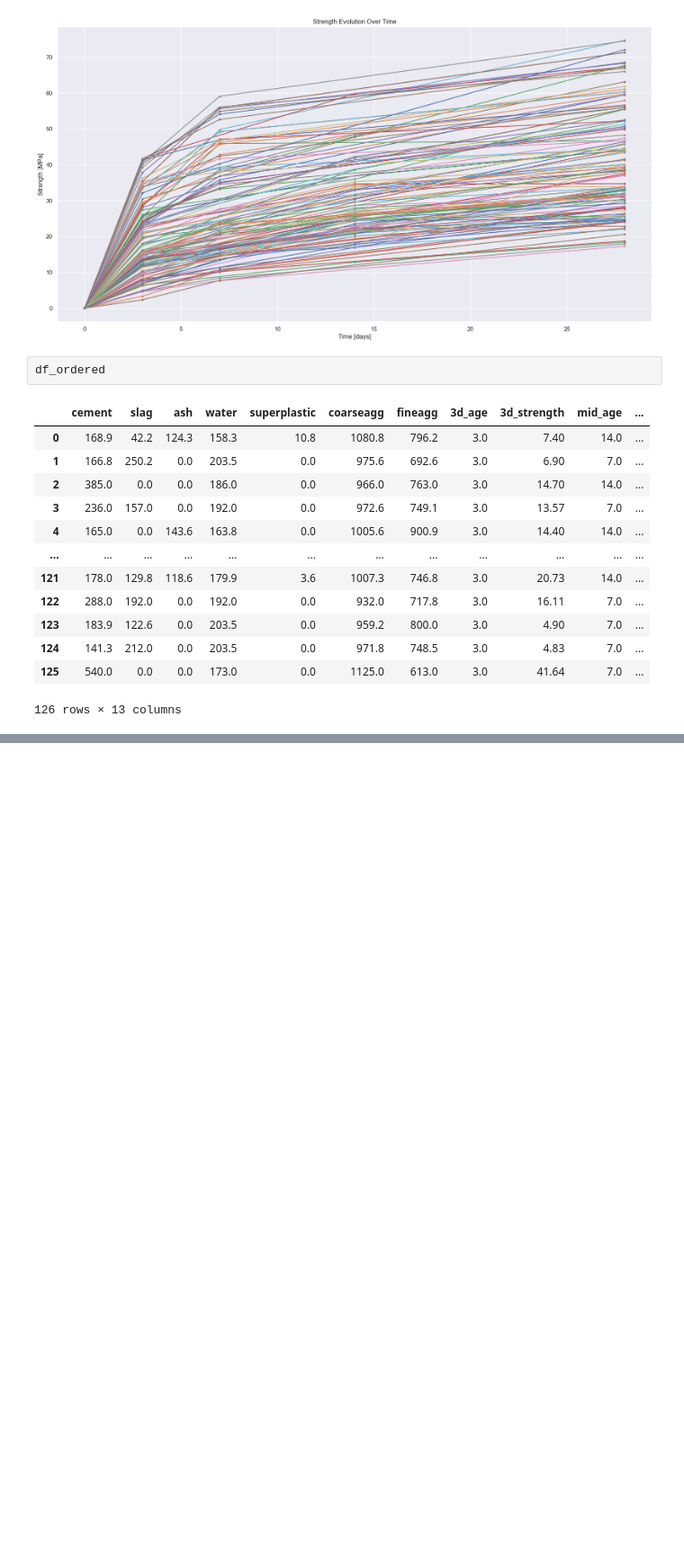
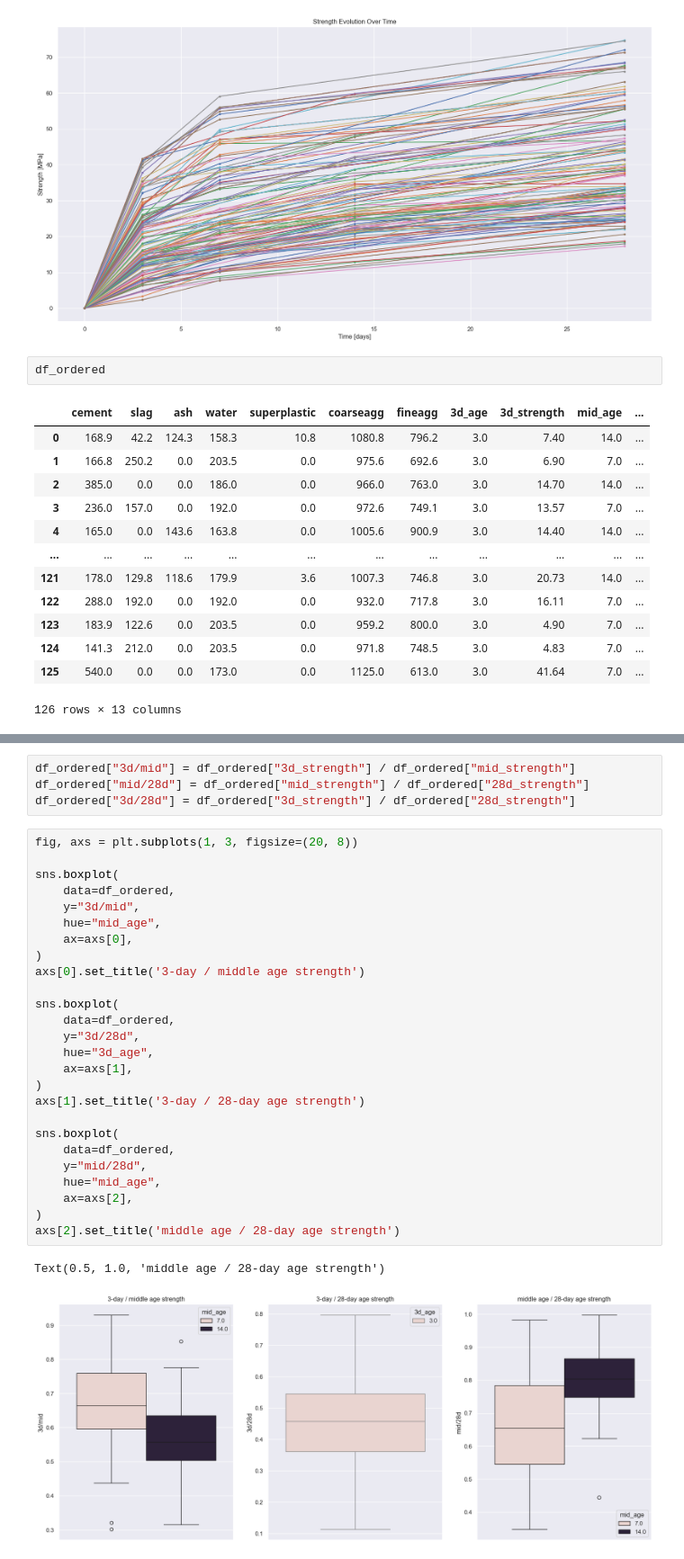
Before and after one commit to supernauth/cement_manufacturing, a Jupyter notebook: cement_manufacuring.ipynb, the cells around one changed output, grey strips where cells are left out. Shown at 90% size. Drawn from its saved outputs; the diff is of its cells as text; blank space fills up the shorter version.

Commit message:
Added plots about strength ratios

```diff
--- a/cement_manufacuring.ipynb
+++ b/cement_manufacuring.ipynb
@@ -632,0 +641,33 @@ df_ordered
+# %%
+df_ordered["3d/mid"] = df_ordered["3d_strength"] / df_ordered["mid_strength"]
+df_ordered["mid/28d"] = df_ordered["mid_strength"] / df_ordered["28d_strength"]
+df_ordered["3d/28d"] = df_ordered["3d_strength"] / df_ordered["28d_strength"]
+# %%
+fig, axs = plt.subplots(1, 3, figsize=(20, 8))
+
+sns.boxplot(
+    data=df_ordered,
+    y="3d/mid",
+    hue="mid_age",
+    ax=axs[0],
+)
+axs[0].set_title('3-day / middle age strength')
+
+sns.boxplot(
+    data=df_ordered,
+    y="3d/28d",
+    hue="3d_age",
+    ax=axs[1],
+)
+axs[1].set_title('3-day / 28-day age strength')
+
+sns.boxplot(
+    data=df_ordered,
+    y="mid/28d",
+    hue="mid_age",
+    ax=axs[2],
+)
+axs[2].set_title('middle age / 28-day age strength')
+# %% [output]
+Text(0.5, 1.0, 'middle age / 28-day age strength')
+[figure, added]
```
Also changed, not shown: parts of 1 cell of this notebook.
